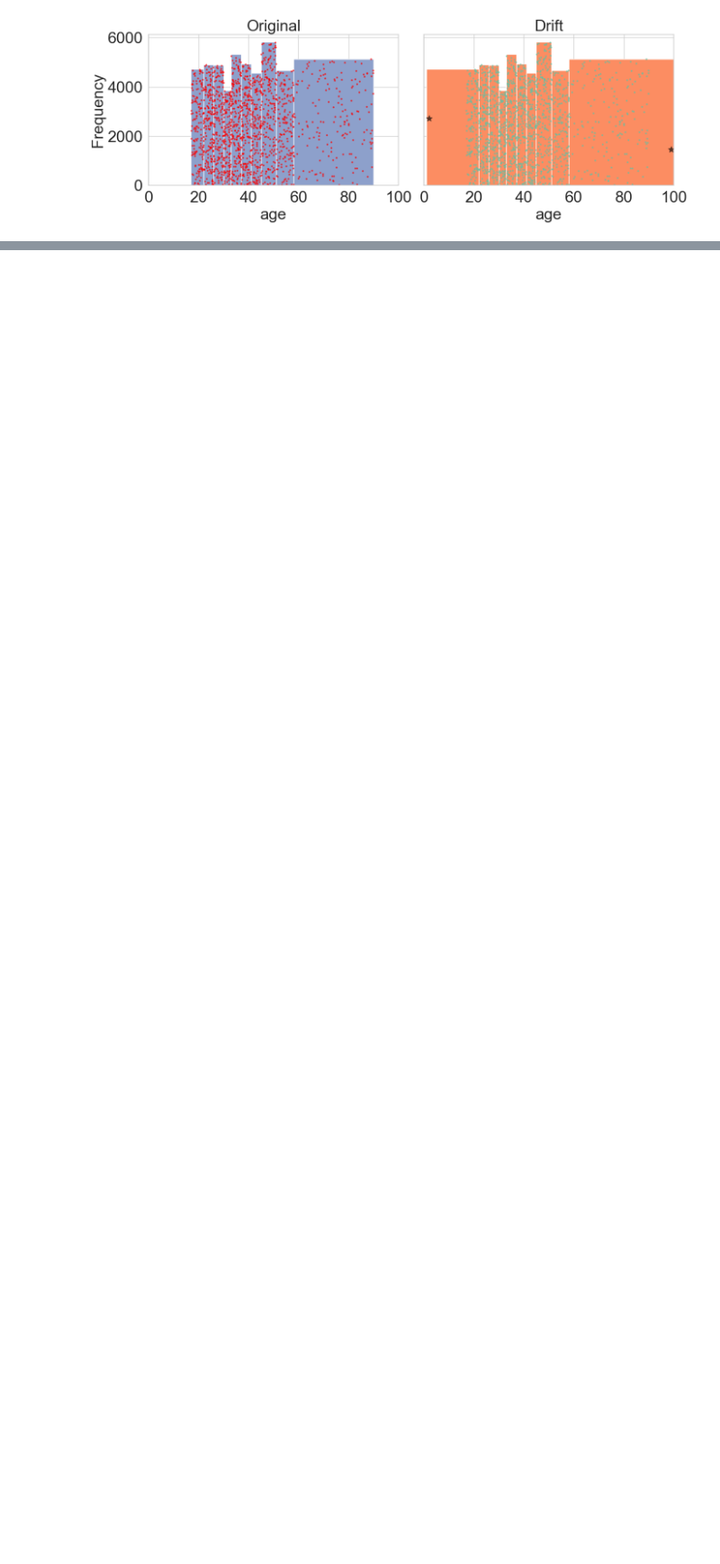
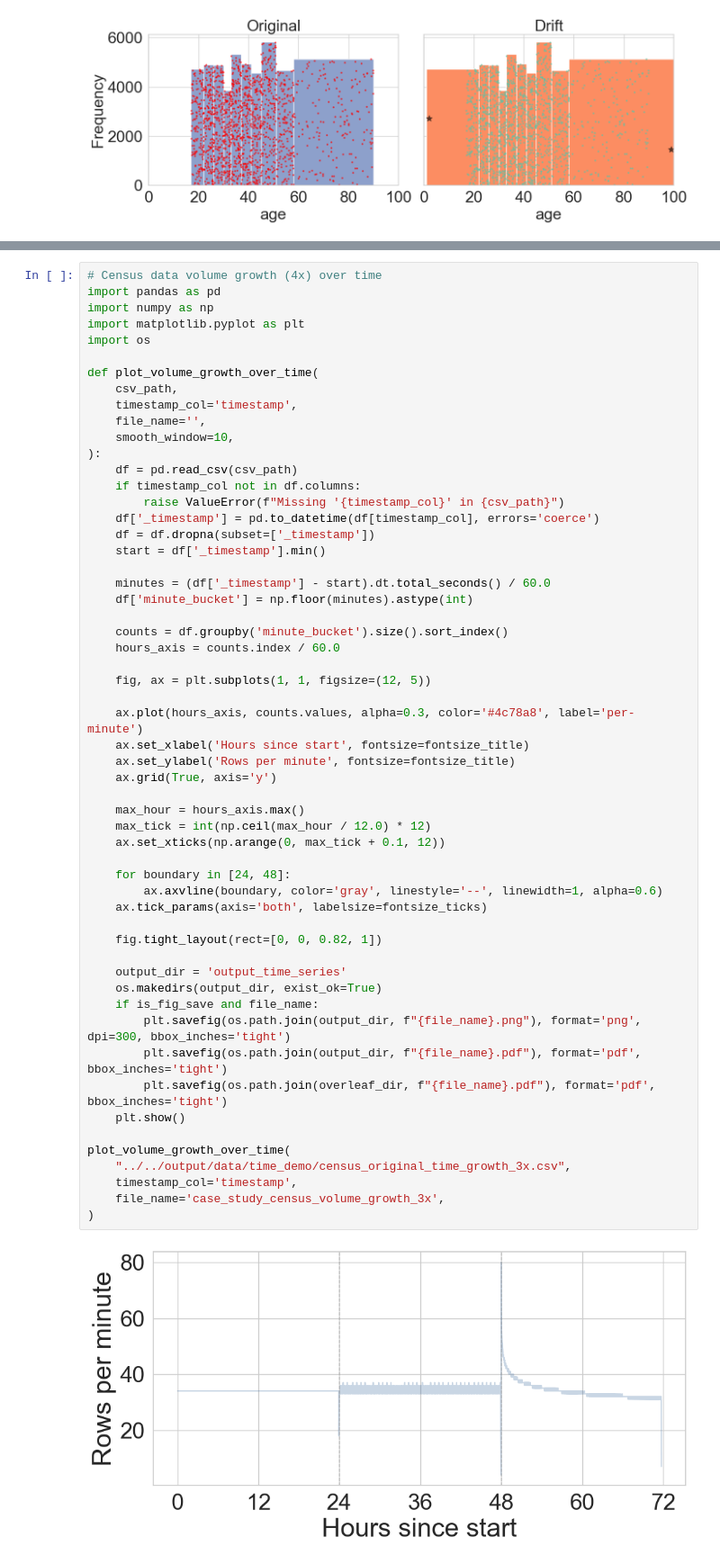
Before and after one commit to Liuguanli/DriftBench, a Jupyter notebook: driftbench/notebooks/plot_data.ipynb, the cells around one changed output, grey strips where cells are left out. Shown at 90% size. Cells and saved outputs as stored; diff of their text form; blank space fills up the shorter version.

Commit message:
Enable temporal drift  for data (to resolve R1-D5).

```diff
--- a/driftbench/notebooks/plot_data.ipynb
+++ b/driftbench/notebooks/plot_data.ipynb
@@ -414,0 +556,58 @@ plot_histogram_comparison(
+# %%
+# Census data volume growth (4x) over time
+import pandas as pd
+import numpy as np
+import matplotlib.pyplot as plt
+import os
+
+def plot_volume_growth_over_time(
+    csv_path,
+    timestamp_col='timestamp',
+    file_name='',
+    smooth_window=10,
+):
+    df = pd.read_csv(csv_path)
+    if timestamp_col not in df.columns:
+        raise ValueError(f"Missing '{timestamp_col}' in {csv_path}")
+    df['_timestamp'] = pd.to_datetime(df[timestamp_col], errors='coerce')
+    df = df.dropna(subset=['_timestamp'])
+    start = df['_timestamp'].min()
+
+    minutes = (df['_timestamp'] - start).dt.total_seconds() / 60.0
+    df['minute_bucket'] = np.floor(minutes).astype(int)
+
+    counts = df.groupby('minute_bucket').size().sort_index()
+    hours_axis = counts.index / 60.0
+
+    fig, ax = plt.subplots(1, 1, figsize=(12, 5))
+
+    ax.plot(hours_axis, counts.values, alpha=0.3, color='#4c78a8', label='per-minute')
+    ax.set_xlabel('Hours since start', fontsize=fontsize_title)
+    ax.set_ylabel('Rows per minute', fontsize=fontsize_title)
+    ax.grid(True, axis='y')
+
+    max_hour = hours_axis.max()
+    max_tick = int(np.ceil(max_hour / 12.0) * 12)
+    ax.set_xticks(np.arange(0, max_tick + 0.1, 12))
+
+    for boundary in [24, 48]:
+        ax.axvline(boundary, color='gray', linestyle='--', linewidth=1, alpha=0.6)
+    ax.tick_params(axis='both', labelsize=fontsize_ticks)
+
+    fig.tight_layout(rect=[0, 0, 0.82, 1])
+
+    output_dir = 'output_time_series'
+    os.makedirs(output_dir, exist_ok=True)
+    if is_fig_save and file_name:
+        plt.savefig(os.path.join(output_dir, f"{file_name}.png"), format='png', dpi=300, bbox_inches='tight')
+        plt.savefig(os.path.join(output_dir, f"{file_name}.pdf"), format='pdf', bbox_inches='tight')
+        plt.savefig(os.path.join(overleaf_dir, f"{file_name}.pdf"), format='pdf', bbox_inches='tight')
+    plt.show()
+
+plot_volume_growth_over_time(
+    "../../output/data/time_demo/census_original_time_growth_3x.csv",
+    timestamp_col='timestamp',
+    file_name='case_study_census_volume_growth_3x',
+)
+# %% [output]
+[figure, added]
```
Also changed, not shown: parts of 2 cells of this notebook, 19 other files.
